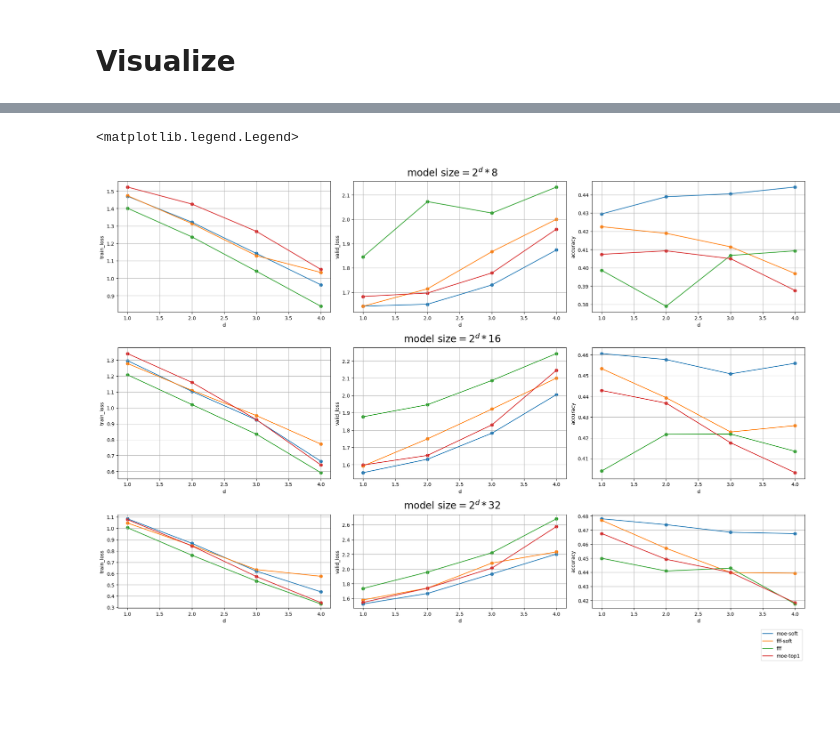
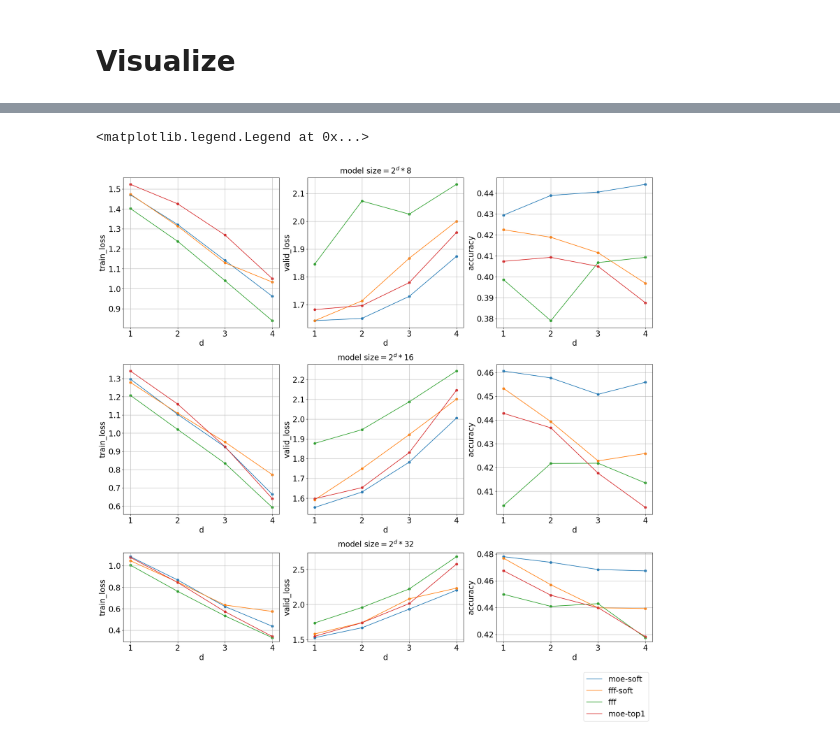
Before and after one commit to ssslakter/FastFF, a Jupyter notebook: experiments/22-05-2024-Soft-merging.ipynb, the cells around one changed output, grey strips where cells are left out. Saved outputs shown, nothing was run; the diff lists cells and outputs as text; code cells hidden in the pictures; blank space fills up the shorter version.

```diff
--- a/experiments/22-05-2024-Soft-merging.ipynb
+++ b/experiments/22-05-2024-Soft-merging.ipynb
@@ -279,0 +314,25 @@ def plot_summary(fixed, axes):
+# %%
+import matplotlib as mpl
+
+mpl.rcParams.update({'font.size': 20})
+# %%
+metrics = get_metrics()
+par = 'h'
+params = set(k[par] for k in metrics['fff'])
+# %%
+fig, axes = plt.subplots(ncols=len(params), constrained_layout=True, figsize=(18,4))
+metric = 'valid_loss'
+
+for i, p in enumerate(sorted(params)):
+        ax = axes[i]
+        ax.set_title(f'E={p}')
+        ax.grid()
+        ax.set_xlabel('d')
+        if i == 0: ax.set_ylabel(metric)
+        for m, l in metrics.items():
+            l = list(filter(lambda x: x[par]==p, l))
+            xs = list(map(lambda x: x['d'], l))
+            ys = list(map(lambda x: x[metric], l))
+            ax.plot(xs, ys, label = m)
+            ax.scatter(xs, ys)
+plt.legend(bbox_to_anchor=(1.02, 0.8))
@@ -279,0 +342,7 @@ def plot_summary(fixed, axes):
+# %%
+hs = 8
+fig = plt.figure(constrained_layout=True, figsize=(20,8))
+fig.suptitle(f'$\\text{{model size}}=2^d*{hs}$',size=20)
+axes = fig.subplots(ncols=len(metrics))
+plot_summary({'h': hs}, axes)
+plt.legend(bbox_to_anchor=(1.5, 0.8))
@@ -280,13 +352,13 @@ def plot_summary(fixed, axes):
 # %%
 hs = [8, 16, 32]
-fig = plt.figure(constrained_layout=True, figsize=(20,14))
+fig = plt.figure(constrained_layout=True, figsize=(20,20))
 subfigs = fig.subfigures(nrows=3, ncols=1)
 for i, f in enumerate(subfigs):
     f.suptitle(f'$\\text{{model size}}=2^d*{hs[i]}$',size=20)
     axes = f.subplots(nrows=1, ncols=len(metrics))
     d = {'h': hs[i]}
     plot_summary(d, axes)
-plt.legend(bbox_to_anchor=(1, -0.2))
+plt.legend(bbox_to_anchor=(1, -0.3))
 # %% [output]
-<matplotlib.legend.Legend>
+<matplotlib.legend.Legend at 0x...>
-[figure, old version]
+[figure, new version]
```
Also changed, not shown: parts of 7 cells of this notebook, 16 other files.
